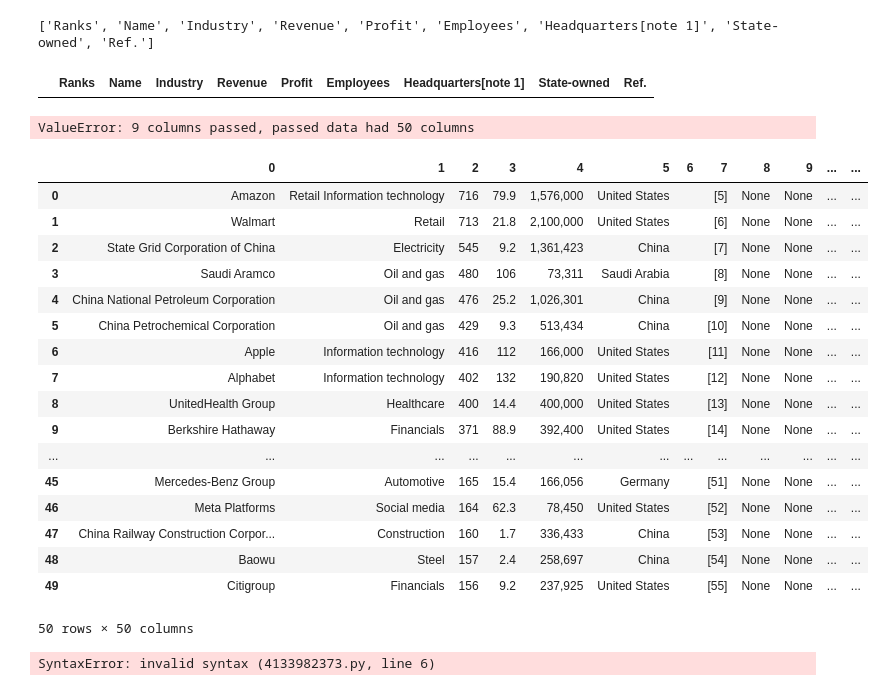
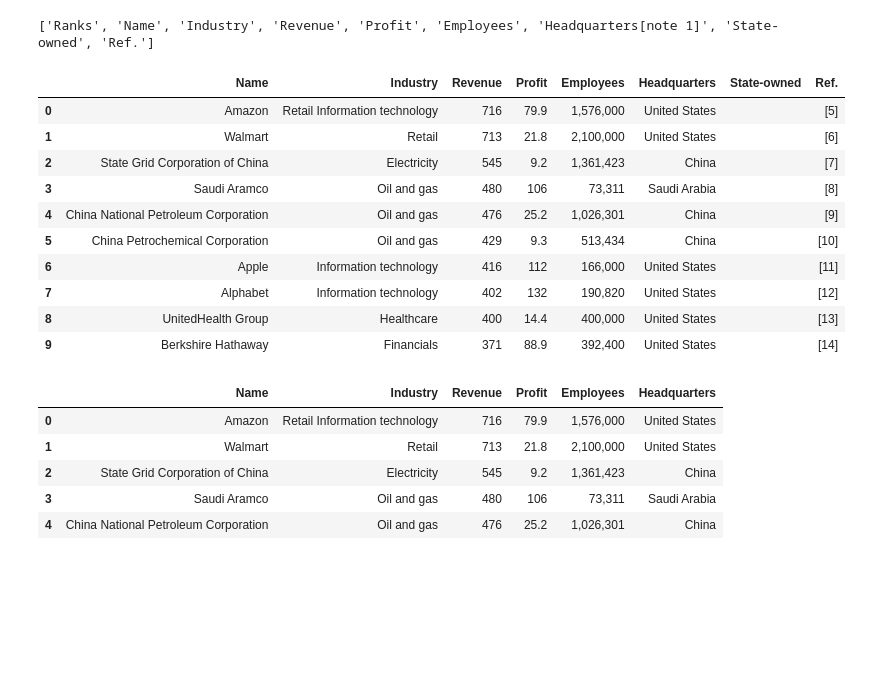
Before and after one commit to Sawrave007/web_scraping_python, a Jupyter notebook: .ipynb, the cells around one changed output. Drawn from its saved outputs; the diff is of its cells as text; code cells hidden in the pictures; blank space fills up the shorter version.

```diff
--- a/.ipynb
+++ b/.ipynb
@@ -193,12 +148,8 @@ df = pd.DataFrame(columns= title_table)
-# %%
-df
-# %% [output]
-|  | Ranks | Name | Industry | Revenue | Profit | Employees | Headquarters[note 1] | State-owned | Ref. |
 # %%
 col_data = table.find_all('tr')
 # %%
-
-num_cols = len(df)
+columns = ['Name', 'Industry', 'Revenue', 'Profit', 'Employees', 'Headquarters', 'State-owned', 'Ref.']
+num_cols = len(columns)
 
 # Tracks {column_index: (remaining_rowspan_count, value)}
 active_rowspans = {}
@@ -234,37 +185,18 @@ for row in col_data[2:]:
 
     rows_out.append(row_values)
 
-df = pd.DataFrame(rows_out, columns= title_table)
+df = pd.DataFrame(rows_out, columns= columns)
-# %% [output]
-ValueError: 9 columns passed, passed data had 50 columns
 # %%
-df
+df.head(10)
 # %% [output]
-|  | 0 | 1 | 2 | 3 | 4 | 5 | 6 | 7 | 8 | 9 | ... | ... |
-| 0 | Amazon | Retail Information technology | 716 | 79.9 | 1,576,000 | United States |  | [5] | None | None | ... | ... |
-| 1 | Walmart | Retail | 713 | 21.8 | 2,100,000 | United States |  | [6] | None | None | ... | ... |
-| 2 | State Grid Corporation of China | Electricity | 545 | 9.2 | 1,361,423 | China |  | [7] | None | None | ... | ... |
-| 3 | Saudi Aramco | Oil and gas | 480 | 106 | 73,311 | Saudi Arabia |  | [8] | None | None | ... | ... |
-| 4 | China National Petroleum Corporation | Oil and gas | 476 | 25.2 | 1,026,301 | China |  | [9] | None | None | ... | ... |
-| 5 | China Petrochemical Corporation | Oil and gas | 429 | 9.3 | 513,434 | China |  | [10] | None | None | ... | ... |
-| 6 | Apple | Information technology | 416 | 112 | 166,000 | United States |  | [11] | None | None | ... | ... |
-| 7 | Alphabet | Information technology | 402 | 132 | 190,820 | United States |  | [12] | None | None | ... | ... |
-| 8 | UnitedHealth Group | Healthcare | 400 | 14.4 | 400,000 | United States |  | [13] | None | None | ... | ... |
-| 9 | Berkshire Hathaway | Financials | 371 | 88.9 | 392,400 | United States |  | [14] | None | None | ... | ... |
-| ... | ... | ... | ... | ... | ... | ... | ... | ... | ... | ... | ... | ... |
-| 45 | Mercedes-Benz Group | Automotive | 165 | 15.4 | 166,056 | Germany |  | [51] | None | None | ... | ... |
-| 46 | Meta Platforms | Social media | 164 | 62.3 | 78,450 | United States |  | [52] | None | None | ... | ... |
-| 47 | China Railway Construction Corpor... | Construction | 160 | 1.7 | 336,433 | China |  | [53] | None | None | ... | ... |
-| 48 | Baowu | Steel | 157 | 2.4 | 258,697 | China |  | [54] | None | None | ... | ... |
-| 49 | Citigroup | Financials | 156 | 9.2 | 237,925 | United States |  | [55] | None | None | ... | ... |
+|  | Name | Industry | Revenue | Profit | Employees | Headquarters | State-owned | Ref. |
+| 0 | Amazon | Retail Information technology | 716 | 79.9 | 1,576,000 | United States |  | [5] |
+| 1 | Walmart | Retail | 713 | 21.8 | 2,100,000 | United States |  | [6] |
+| 2 | State Grid Corporation of China | Electricity | 545 | 9.2 | 1,361,423 | China |  | [7] |
+| 3 | Saudi Aramco | Oil and gas | 480 | 106 | 73,311 | Saudi Arabia |  | [8] |
+| 4 | China National Petroleum Corporation | Oil and gas | 476 | 25.2 | 1,026,301 | China |  | [9] |
+| 5 | China Petrochemical Corporation | Oil and gas | 429 | 9.3 | 513,434 | China |  | [10] |
+| 6 | Apple | Information technology | 416 | 112 | 166,000 | United States |  | [11] |
+| 7 | Alphabet | Information technology | 402 | 132 | 190,820 | United States |  | [12] |
+| 8 | UnitedHealth Group | Healthcare | 400 | 14.4 | 400,000 | United States |  | [13] |
+| 9 | Berkshire Hathaway | Financials | 371 | 88.9 | 392,400 | United States |  | [14] |
-50 rows × 50 columns
-# %%
-for row in col_data[2:]:
-    row_data = row.find_all('td')
-    individual_row_data = [data.text.strip() for data in row_data]
-    lenght = len(df)
-    if lenght > len(individual_row_data):
-        individual_row_data =
-    df.loc[lenght] = individual_row_data
-# %% [output]
-SyntaxError: invalid syntax (4133982373.py, line 6)
@@ -270,0 +206,9 @@ SyntaxError: invalid syntax (4133982373.py, line 6)
+# %%
+df.head()
+# %% [output]
+|  | Name | Industry | Revenue | Profit | Employees | Headquarters |
+| 0 | Amazon | Retail Information technology | 716 | 79.9 | 1,576,000 | United States |
+| 1 | Walmart | Retail | 713 | 21.8 | 2,100,000 | United States |
+| 2 | State Grid Corporation of China | Electricity | 545 | 9.2 | 1,361,423 | China |
+| 3 | Saudi Aramco | Oil and gas | 480 | 106 | 73,311 | Saudi Arabia |
+| 4 | China National Petroleum Corporation | Oil and gas | 476 | 25.2 | 1,026,301 | China |
```
Also changed, not shown: parts of 6 cells of this notebook.
